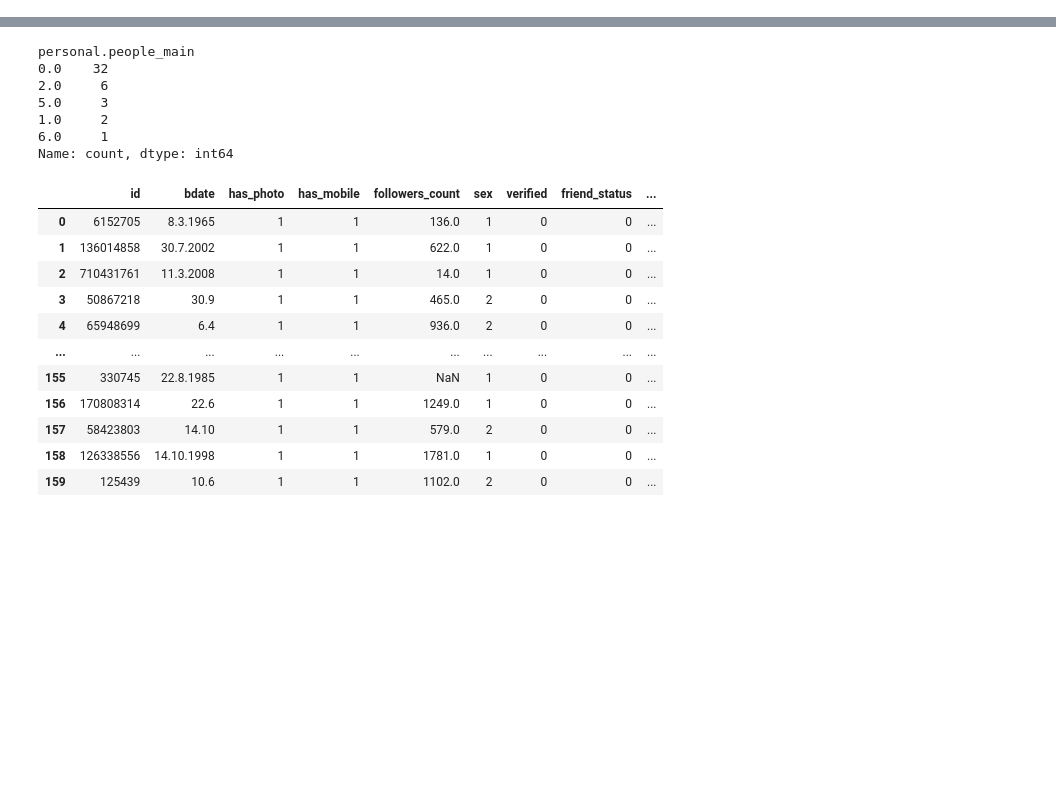
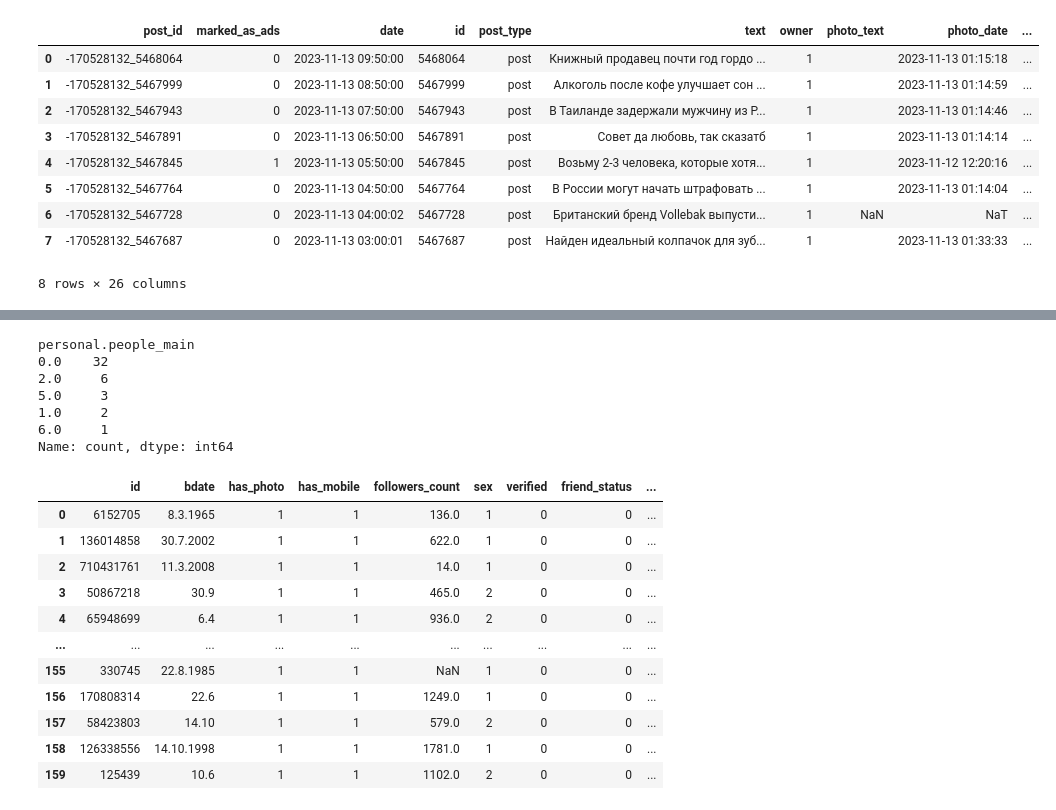
Before and after one commit to geniusserg/UserGenerator, a Jupyter notebook: research.ipynb, the cells around one changed output, grey strips where cells are left out. Cells and saved outputs as stored; diff of their text form; code cells hidden in the pictures; blank space fills up the shorter version.

```diff
--- a/research.ipynb
+++ b/research.ipynb
@@ -9,0 +89,13 @@ True
+# %%
+df
+# %% [output]
+|  | post_id | marked_as_ads | date | id | post_type | text | owner | photo_text | photo_date | ... |
+| 0 | -170528132_5468064 | 0 | 2023-11-13 09:50:00 | 5468064 | post | Книжный продавец почти год гордо ... | 1 |  | 2023-11-13 01:15:18 | ... |
+| 1 | -170528132_5467999 | 0 | 2023-11-13 08:50:00 | 5467999 | post | Алкоголь после кофе улучшает сон ... | 1 |  | 2023-11-13 01:14:59 | ... |
+| 2 | -170528132_5467943 | 0 | 2023-11-13 07:50:00 | 5467943 | post | В Таиланде задержали мужчину из Р... | 1 |  | 2023-11-13 01:14:46 | ... |
+| 3 | -170528132_5467891 | 0 | 2023-11-13 06:50:00 | 5467891 | post | Совет да любовь, так сказатб | 1 |  | 2023-11-13 01:14:14 | ... |
+| 4 | -170528132_5467845 | 1 | 2023-11-13 05:50:00 | 5467845 | post | Возьму 2-3 человека, которые хотя... | 1 |  | 2023-11-12 12:20:16 | ... |
+| 5 | -170528132_5467764 | 0 | 2023-11-13 04:50:00 | 5467764 | post | В России могут начать штрафовать ... | 1 |  | 2023-11-13 01:14:04 | ... |
+| 6 | -170528132_5467728 | 0 | 2023-11-13 04:00:02 | 5467728 | post | Британский бренд Vollebak выпусти... | 1 | NaN | NaT | ... |
+| 7 | -170528132_5467687 | 0 | 2023-11-13 03:00:01 | 5467687 | post | Найден идеальный колпачок для зуб... | 1 |  | 2023-11-13 01:33:33 | ... |
+8 rows × 26 columns
```
Also changed, not shown: parts of 30 cells of this notebook, 3 other files.
